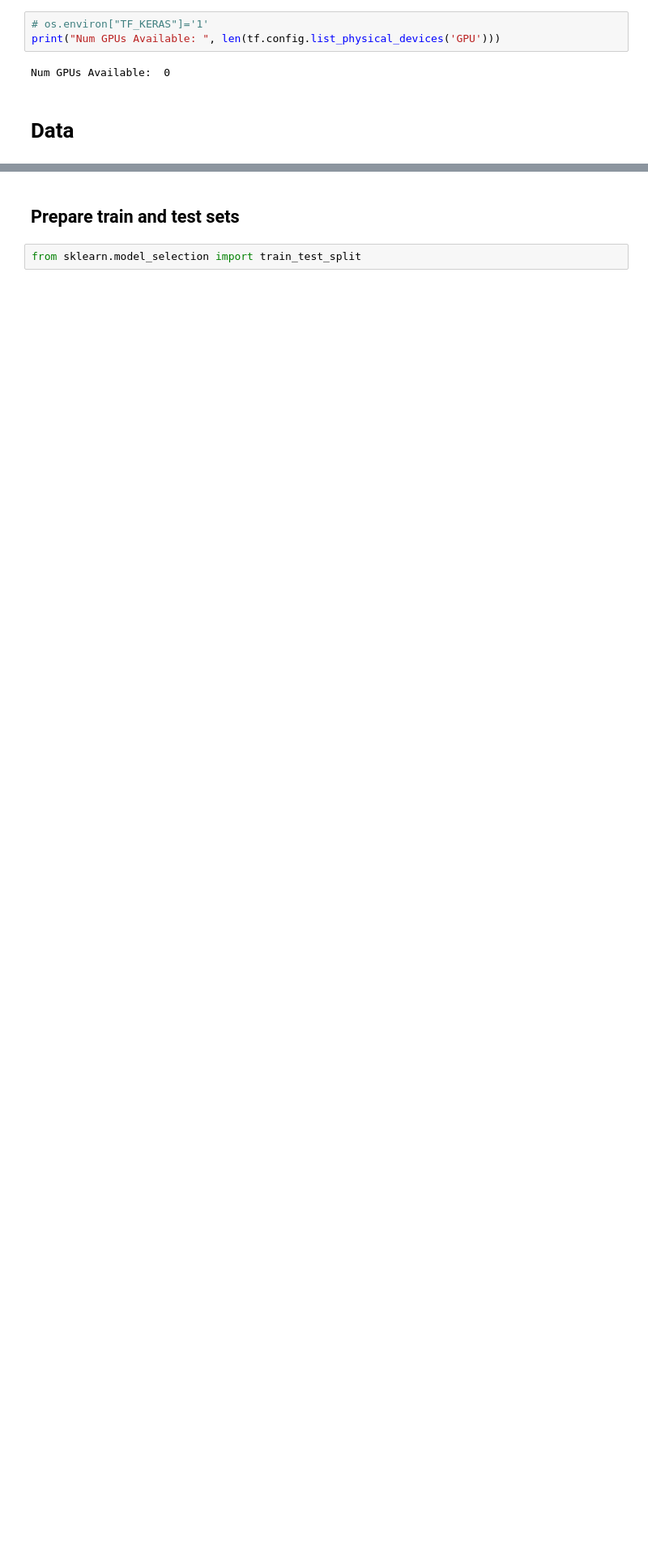
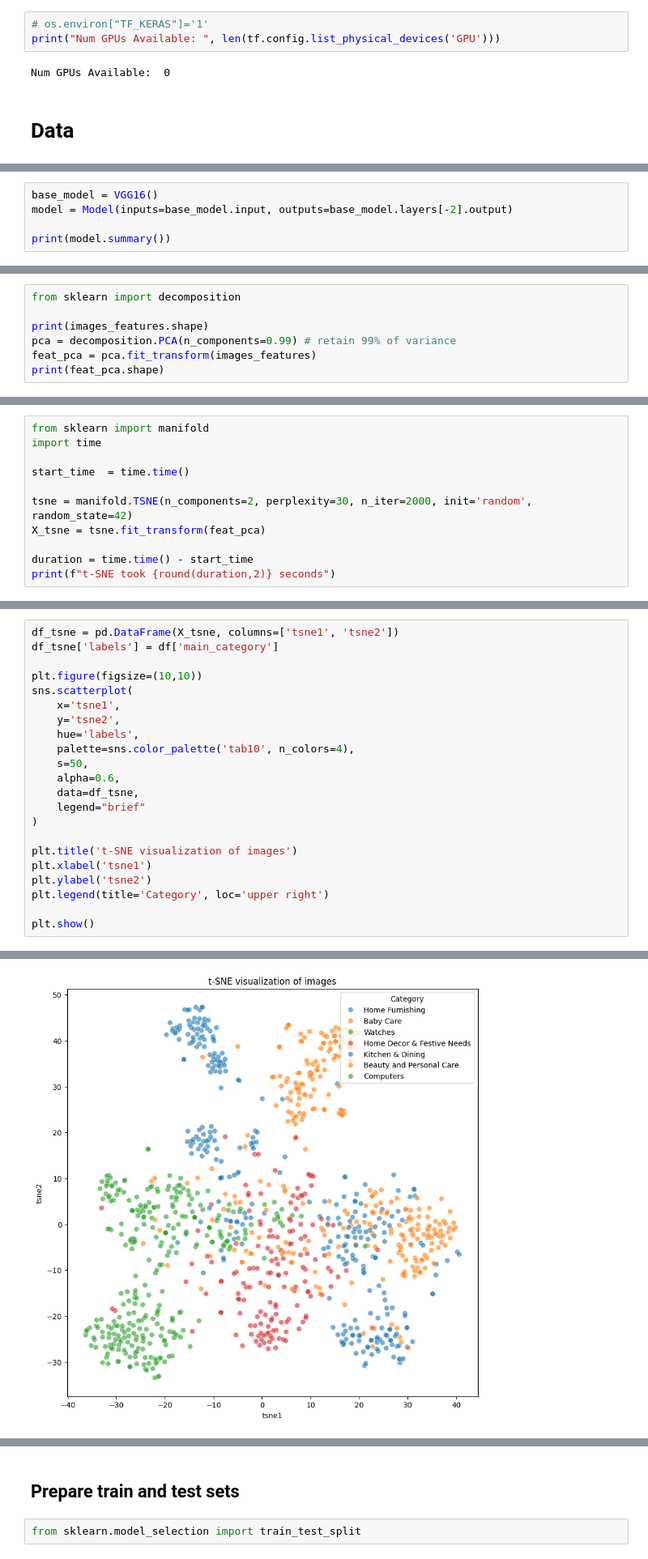
Before and after one commit to Laeti-dev/P6-txt-img_classification, a Jupyter notebook: notebooks/Ikusawa_Laetitia_2_classification.ipynb, the cells around one changed output, grey strips where cells are left out. Shown at 81% size. Drawn from its saved outputs; the diff is of its cells as text; blank space fills up the shorter version.

```diff
--- a/notebooks/Ikusawa_Laetitia_2_classification.ipynb
+++ b/notebooks/Ikusawa_Laetitia_2_classification.ipynb
@@ -40,0 +57,5 @@ See the caveats in the documentation: https://pandas.pydata.org/pandas-docs/stab
+# %%
+base_model = VGG16()
+model = Model(inputs=base_model.input, outputs=base_model.layers[-2].output)
+
+print(model.summary())
@@ -40,0 +121,7 @@ See the caveats in the documentation: https://pandas.pydata.org/pandas-docs/stab
+# %%
+from sklearn import decomposition
+
+print(images_features.shape)
+pca = decomposition.PCA(n_components=0.99) # retain 99% of variance
+feat_pca = pca.fit_transform(images_features)
+print(feat_pca.shape)
@@ -40,0 +133,11 @@ See the caveats in the documentation: https://pandas.pydata.org/pandas-docs/stab
+# %%
+from sklearn import manifold
+import time
+
+start_time  = time.time()
+
+tsne = manifold.TSNE(n_components=2, perplexity=30, n_iter=2000, init='random', random_state=42)
+X_tsne = tsne.fit_transform(feat_pca)
+
+duration = time.time() - start_time
+print(f"t-SNE took {round(duration,2)} seconds")
@@ -40,0 +146,23 @@ See the caveats in the documentation: https://pandas.pydata.org/pandas-docs/stab
+# %%
+df_tsne = pd.DataFrame(X_tsne, columns=['tsne1', 'tsne2'])
+df_tsne['labels'] = df['main_category']
+
+plt.figure(figsize=(10,10))
+sns.scatterplot(
+    x='tsne1',
+    y='tsne2',
+    hue='labels',
+    palette=sns.color_palette('tab10', n_colors=4),
+    s=50,
+    alpha=0.6,
+    data=df_tsne,
+    legend="brief"
+)
+
+plt.title('t-SNE visualization of images')
+plt.xlabel('tsne1')
+plt.ylabel('tsne2')
+plt.legend(title='Category', loc='upper right')
+
+plt.show()
+# %% [output]
@@ -40,0 +171 @@ See the caveats in the documentation: https://pandas.pydata.org/pandas-docs/stab
+[figure, added]
```
Also changed, not shown: parts of 28 cells of this notebook.
